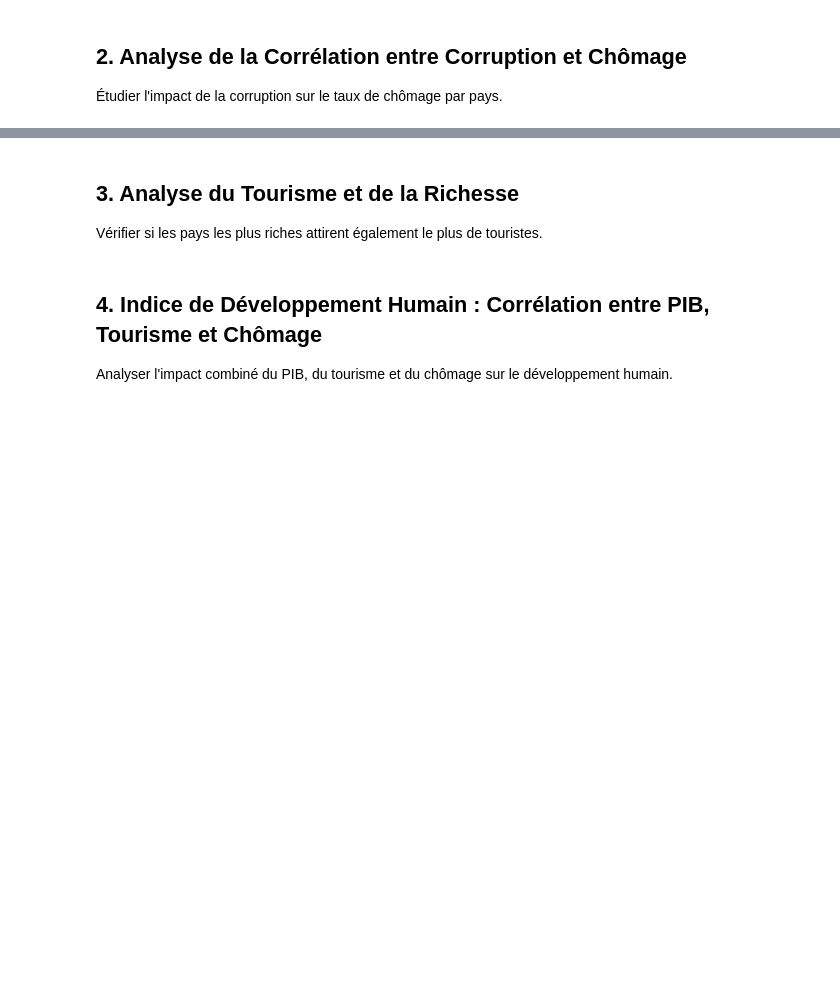
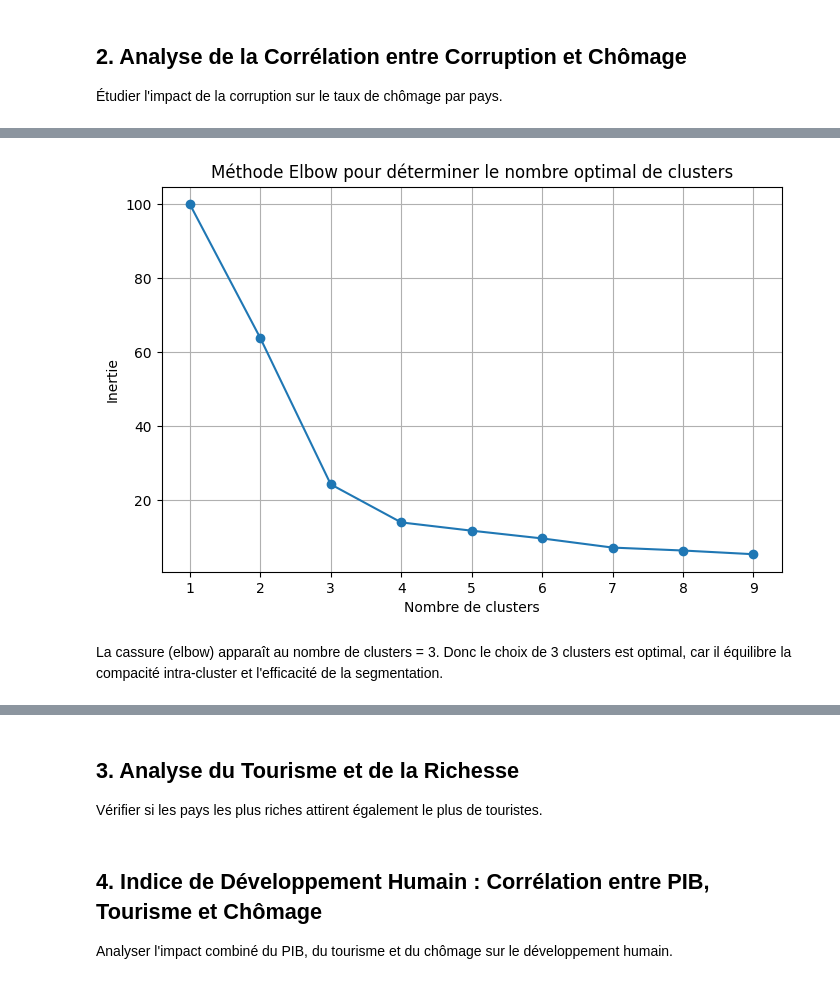
Before and after one commit to srash007/projet-eda-richesse-vs-cout-de-la-vie, a Jupyter notebook: EDANotebook-1.ipynb, the cells around one changed output, grey strips where cells are left out. Drawn from its saved outputs; the diff is of its cells as text; code cells hidden in the pictures; blank space fills up the shorter version.

```diff
--- a/EDANotebook-1.ipynb
+++ b/EDANotebook-1.ipynb
@@ -165,0 +326,6 @@ Cela pourrait s'expliquer par des politiques gouvernementales spécifiques ou un
+# %%
+scaler = StandardScaler()
+scaled_data = scaler.fit_transform(merged_df[['corruption_index', 'unemployment_rate']])
+data_scaled = pd.DataFrame(scaled_data, columns=['corruption_index', 'unemployment_rate'])
+print("Données normalisées :")
+print(data_scaled.head())
@@ -165,0 +340,20 @@ Cela pourrait s'expliquer par des politiques gouvernementales spécifiques ou un
+# %%
+# Calculer l'inertie pour différents nombres de clusters
+inertias = []
+for k in range(1, 10):
+    kmeans = KMeans(n_clusters=k, random_state=42)
+    kmeans.fit(data_scaled)
+    inertias.append(kmeans.inertia_)
+
+# Tracer la courbe Elbow
+plt.figure(figsize=(8, 5))
+plt.plot(range(1, 10), inertias, marker='o')
+plt.title("Méthode Elbow pour déterminer le nombre optimal de clusters")
+plt.xlabel("Nombre de clusters")
+plt.ylabel("Inertie")
+plt.grid(True)
+plt.show()
+# %% [output]
+[figure, added]
+# %% [markdown]
+La cassure (elbow) apparaît au nombre de clusters = 3. Donc le choix de 3 clusters est optimal, car il équilibre la compacité intra-cluster et l'efficacité de la segmentation.
```
Also changed, not shown: parts of 19 cells of this notebook.
